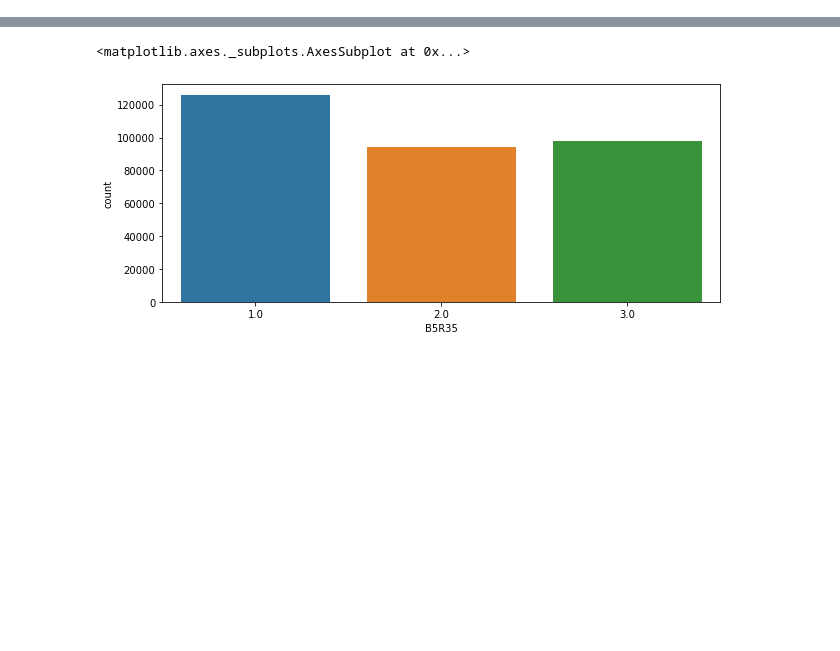
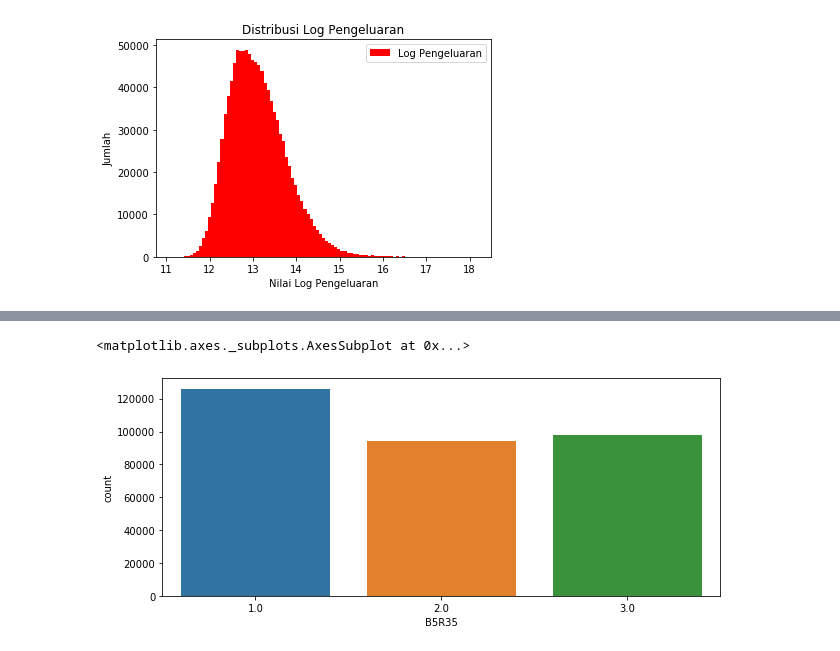
Before and after one commit to adewirahman/Project_Lab_Pacmann, a Jupyter notebook: ProjectLabNotebook_1.ipynb, the cells around one changed output, grey strips where cells are left out. Saved outputs shown, nothing was run; the diff lists cells and outputs as text; code cells hidden in the pictures; blank space fills up the shorter version.

```diff
--- a/ProjectLabNotebook_1.ipynb
+++ b/ProjectLabNotebook_1.ipynb
@@ -511,0 +69,3 @@ plt.show()
+# %%
+df_kb = sus12_ki[["URUT", "JK", "UMUR", "KWN", "B1R1", "B1R5", "B5R17", "B5R24A1","B5R30","B5R32", "B5R35", "B5R36", "B5R37","EXP_CAP"]]
+df_kb
@@ -511,0 +702,3 @@ plt.show()
+# %%
+df_kb = df_kb.assign(log_pengeluaran = np.log(df_kb["pengeluaran"]))
+df_kb
@@ -511,0 +719,11 @@ plt.show()
+# %%
+plot_exp = df_kb["log_pengeluaran"]
+
+plot_exp.plot.hist(grid=False, bins=99, rwidth=1, color = "r", label="Log Pengeluaran")
+plt.title("Distribusi Log Pengeluaran")
+plt.xlabel("Nilai Log Pengeluaran")
+plt.ylabel("Jumlah")
+plt.legend(loc="best")
+plt.show()
+# %% [output]
+[figure, added]
```
Also changed, not shown: parts of 138 cells of this notebook.
